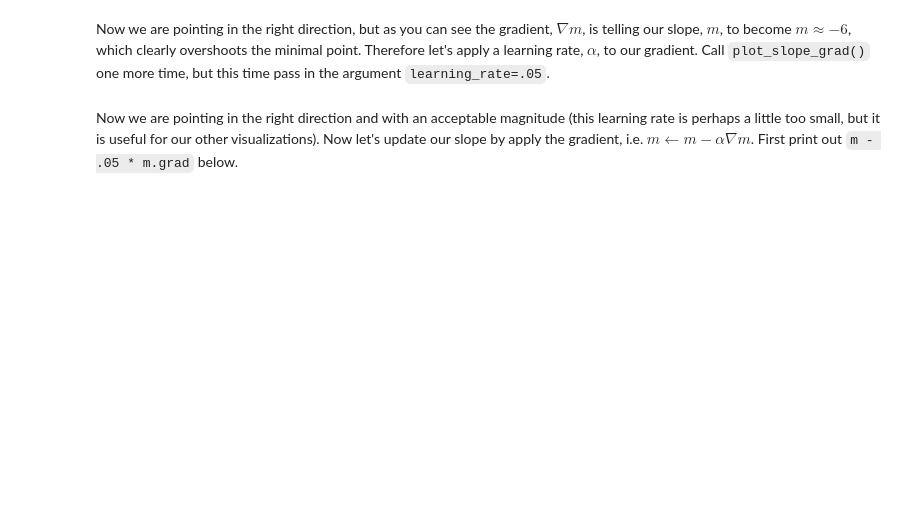
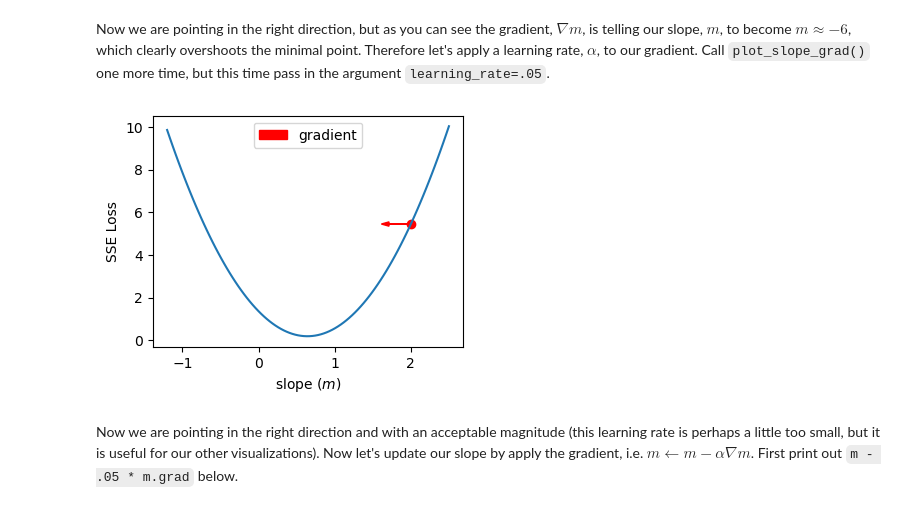
Before and after one commit to runn3rman/byu-cs474, a Jupyter notebook: lab1_pytorch_intro.ipynb, the cells around one changed output. Cells and saved outputs as stored; diff of their text form; code cells hidden in the pictures; blank space fills up the shorter version.

```diff
--- a/lab1_pytorch_intro.ipynb
+++ b/lab1_pytorch_intro.ipynb
@@ -922,6 +1171,10 @@ Create the same plot, but point the gradient in the opposite direction.
 Now we are pointing in the right direction, but as you can see the gradient, $\nabla m$, is telling our slope, $m$, to become $m \approx -6$, which clearly overshoots the minimal point.
 Therefore let's apply a learning rate, $\alpha$, to our gradient.
 Call `plot_slope_grad()` one more time, but this time pass in the argument `learning_rate=.05`.
+# %%
+plot_slope_grad(m, -m.grad, learning_rate=.05)
+# %% [output]
+[figure, added]
 # %% [markdown]
 Now we are pointing in the right direction and with an acceptable magnitude (this learning rate is perhaps a little too small, but it is useful for our other visualizations).
 Now let's update our slope by apply the gradient, i.e. $m \leftarrow m - \alpha \nabla m$.
```
Also changed, not shown: parts of 77 cells of this notebook.
